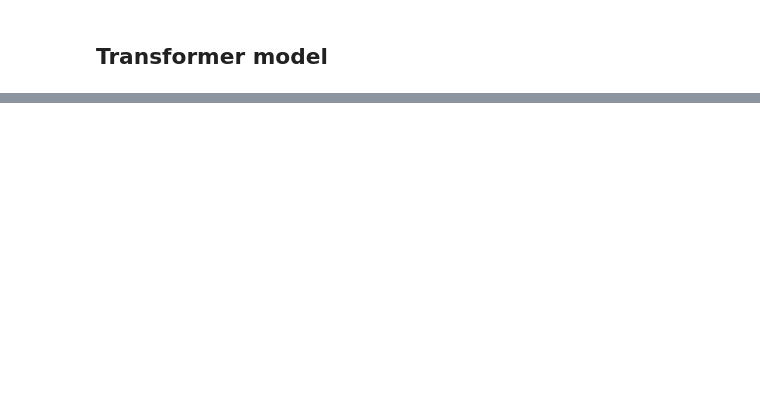
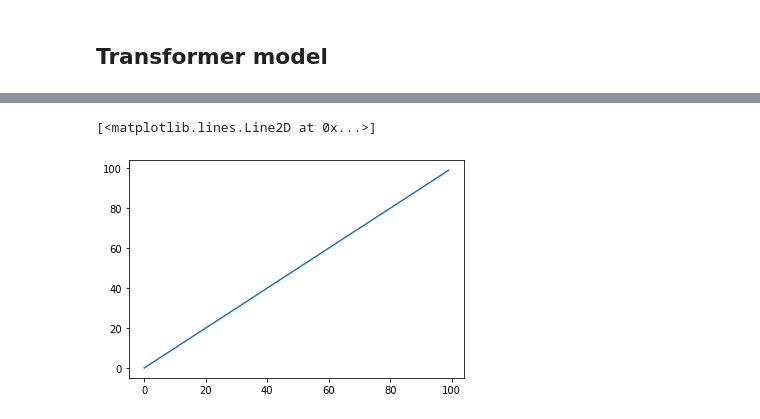
Before and after one commit to fg91/fastai_deep_learning_from_the_foundations, a Jupyter notebook: translation_transformer.ipynb, the cells around one changed output, grey strips where cells are left out. Drawn from its saved outputs; the diff is of its cells as text; code cells hidden in the pictures; blank space fills up the shorter version.

```diff
--- a/translation_transformer.ipynb
+++ b/translation_transformer.ipynb
@@ -187,0 +218,8 @@ data.show_batch()
+# %%
+pos = torch.arange(0, 100).float()  # -> embedding of length 100
+res = test_encoding(pos)
+# %%
+plt.plot(pos)
+# %% [output]
+[<matplotlib.lines.Line2D at 0x...>]
+[figure, added]
```
Also changed, not shown: parts of 20 cells of this notebook.
